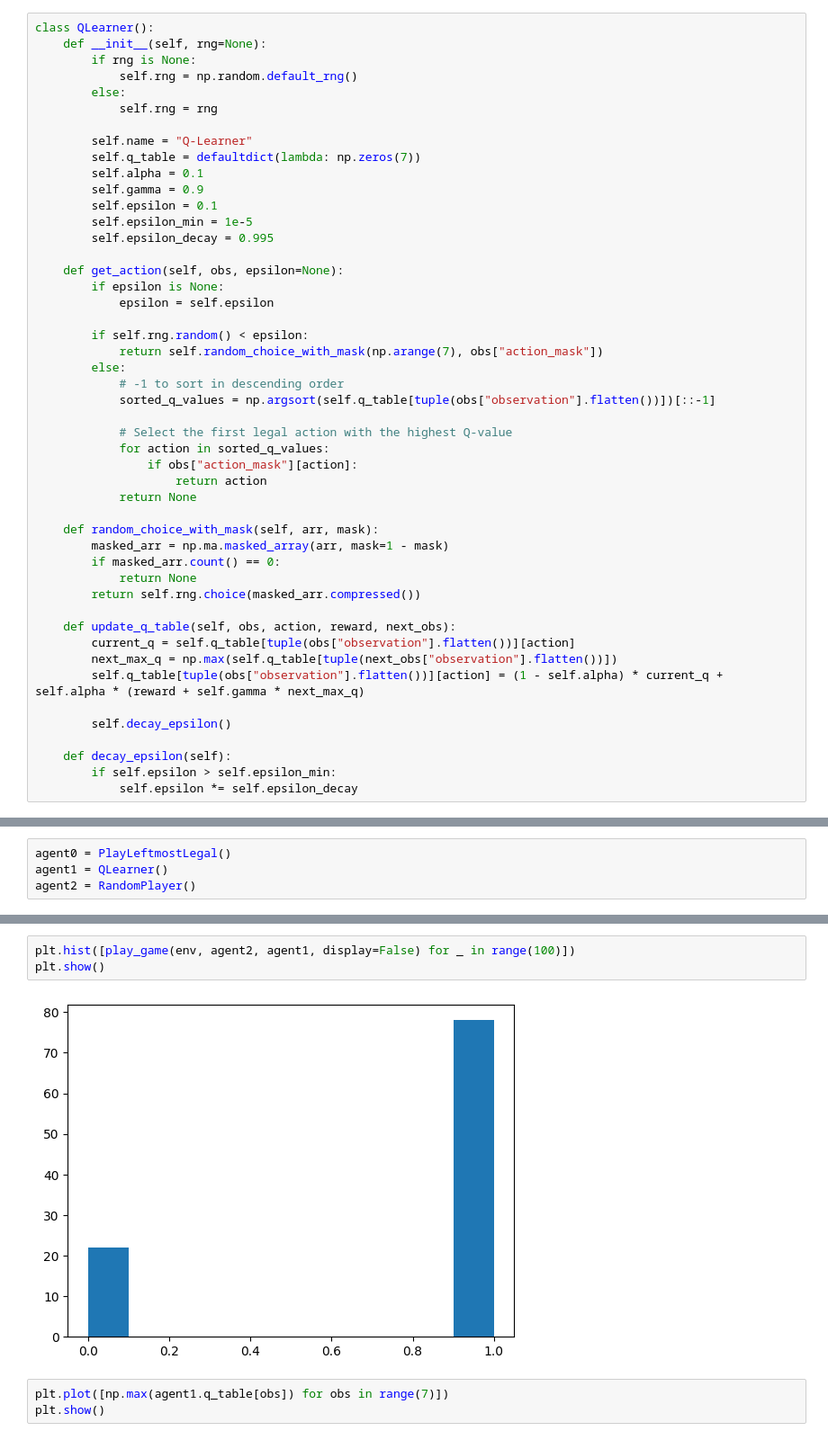
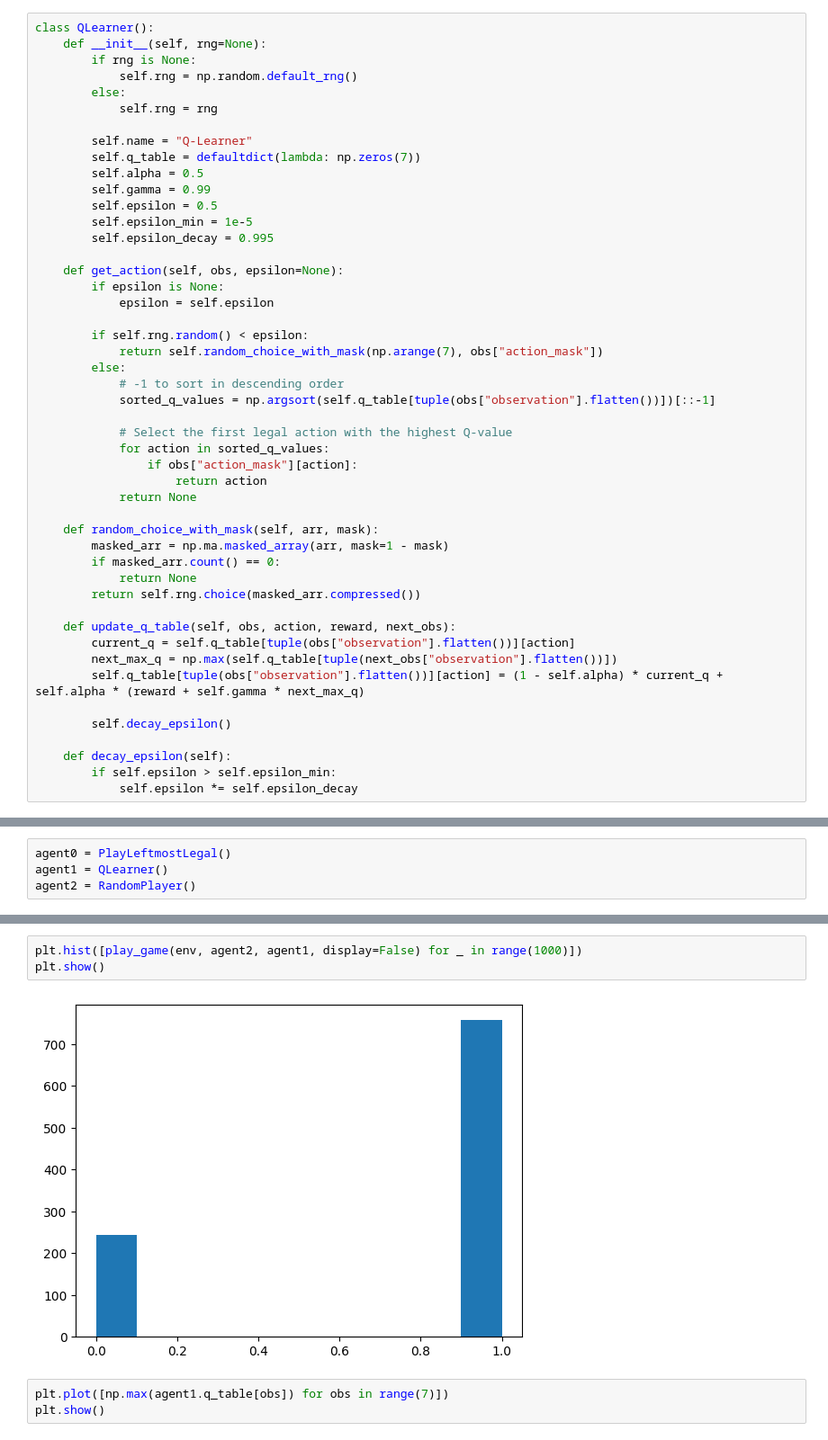
Before and after one commit to hamdilyes/RL, a Jupyter notebook: Project/project_starter_ily.ipynb, the cells around one changed output, grey strips where cells are left out. Shown at 90% size. Saved outputs shown, nothing was run; the diff lists cells and outputs as text.

```diff
--- a/Project/project_starter_ily.ipynb
+++ b/Project/project_starter_ily.ipynb
@@ -109,9 +109,9 @@ class QLearner():
 
         self.name = "Q-Learner"
         self.q_table = defaultdict(lambda: np.zeros(7))
-        self.alpha = 0.1
-        self.gamma = 0.9
-        self.epsilon = 0.1
+        self.alpha = 0.5
+        self.gamma = 0.99
+        self.epsilon = 0.5
         self.epsilon_min = 1e-5
         self.epsilon_decay = 0.995
 
@@ -206,8 +207,8 @@ np.sum([agent1.q_table[obs] for obs in range(7)])
 # %%
-plt.hist([play_game(env, agent2, agent1, display=False) for _ in range(100)])
+plt.hist([play_game(env, agent2, agent1, display=False) for _ in range(1000)])
 plt.show()
 # %% [output]
-[figure, old version]
+[figure, new version]
 # %%
 plt.plot([np.max(agent1.q_table[obs]) for obs in range(7)])
 plt.show()
```
Also changed, not shown: parts of 7 cells of this notebook.
